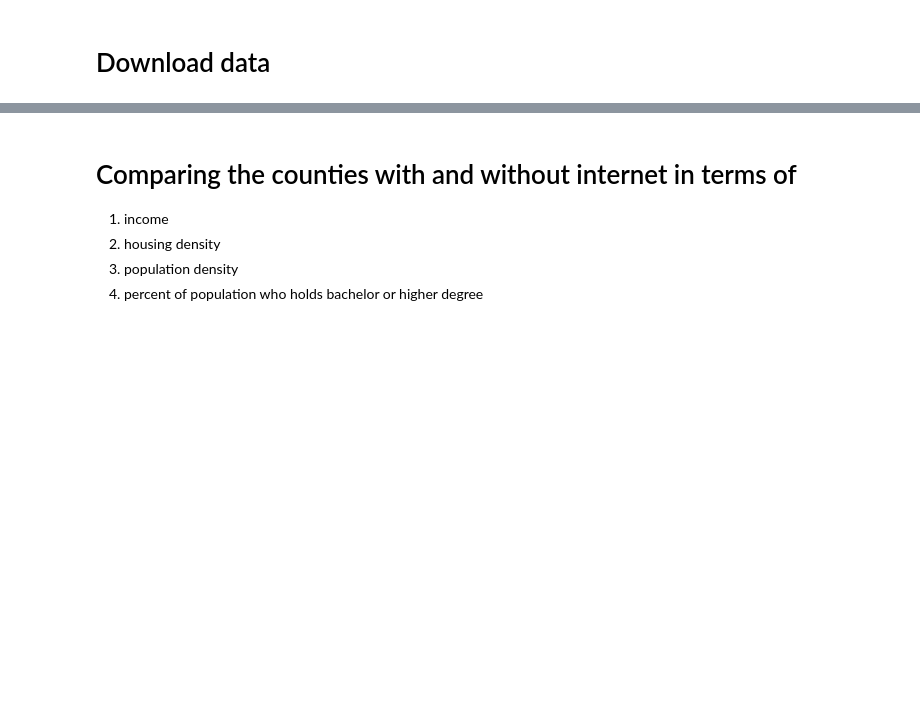
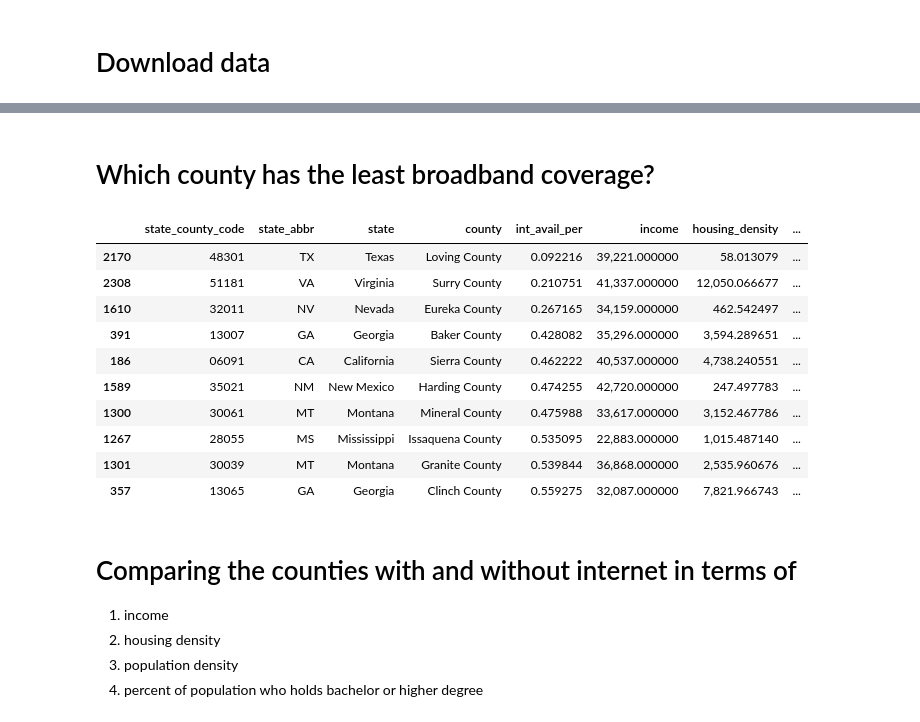
Before and after one commit to fccdsicapstone/data-exploration, a Jupyter notebook: fcc_census.ipynb, the cells around one changed output, grey strips where cells are left out. Saved outputs shown, nothing was run; the diff lists cells and outputs as text; code cells hidden in the pictures; blank space fills up the shorter version.

```diff
--- a/fcc_census.ipynb
+++ b/fcc_census.ipynb
@@ -153,3 +132,19 @@ Wyoming
+# %% [markdown]
+# Which county has the least broadband coverage?
+# %%
+data.sort_values('int_avail_per').head(10)
+# %% [output]
+|  | state_county_code | state_abbr | state | county | int_avail_per | income | housing_density | ... |
+| 2170 | 48301 | TX | Texas | Loving County | 0.092216 | 39,221.000000 | 58.013079 | ... |
+| 2308 | 51181 | VA | Virginia | Surry County | 0.210751 | 41,337.000000 | 12,050.066677 | ... |
+| 1610 | 32011 | NV | Nevada | Eureka County | 0.267165 | 34,159.000000 | 462.542497 | ... |
+| 391 | 13007 | GA | Georgia | Baker County | 0.428082 | 35,296.000000 | 3,594.289651 | ... |
+| 186 | 06091 | CA | California | Sierra County | 0.462222 | 40,537.000000 | 4,738.240551 | ... |
+| 1589 | 35021 | NM | New Mexico | Harding County | 0.474255 | 42,720.000000 | 247.497783 | ... |
+| 1300 | 30061 | MT | Montana | Mineral County | 0.475988 | 33,617.000000 | 3,152.467786 | ... |
+| 1267 | 28055 | MS | Mississippi | Issaquena County | 0.535095 | 22,883.000000 | 1,015.487140 | ... |
+| 1301 | 30039 | MT | Montana | Granite County | 0.539844 | 36,868.000000 | 2,535.960676 | ... |
+| 357 | 13065 | GA | Georgia | Clinch County | 0.559275 | 32,087.000000 | 7,821.966743 | ... |
 # %% [markdown]
 # Comparing the counties with and without internet in terms of
 
```
Also changed, not shown: parts of 39 cells of this notebook.
